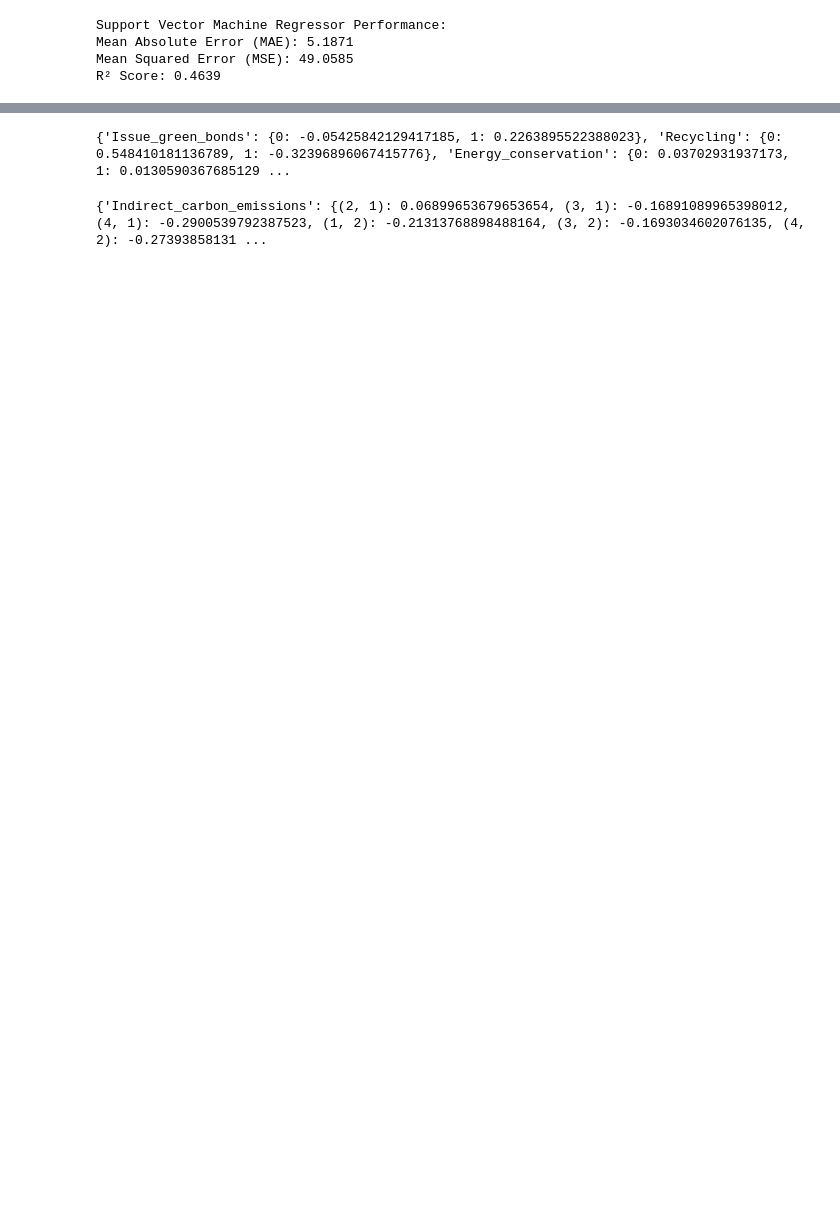
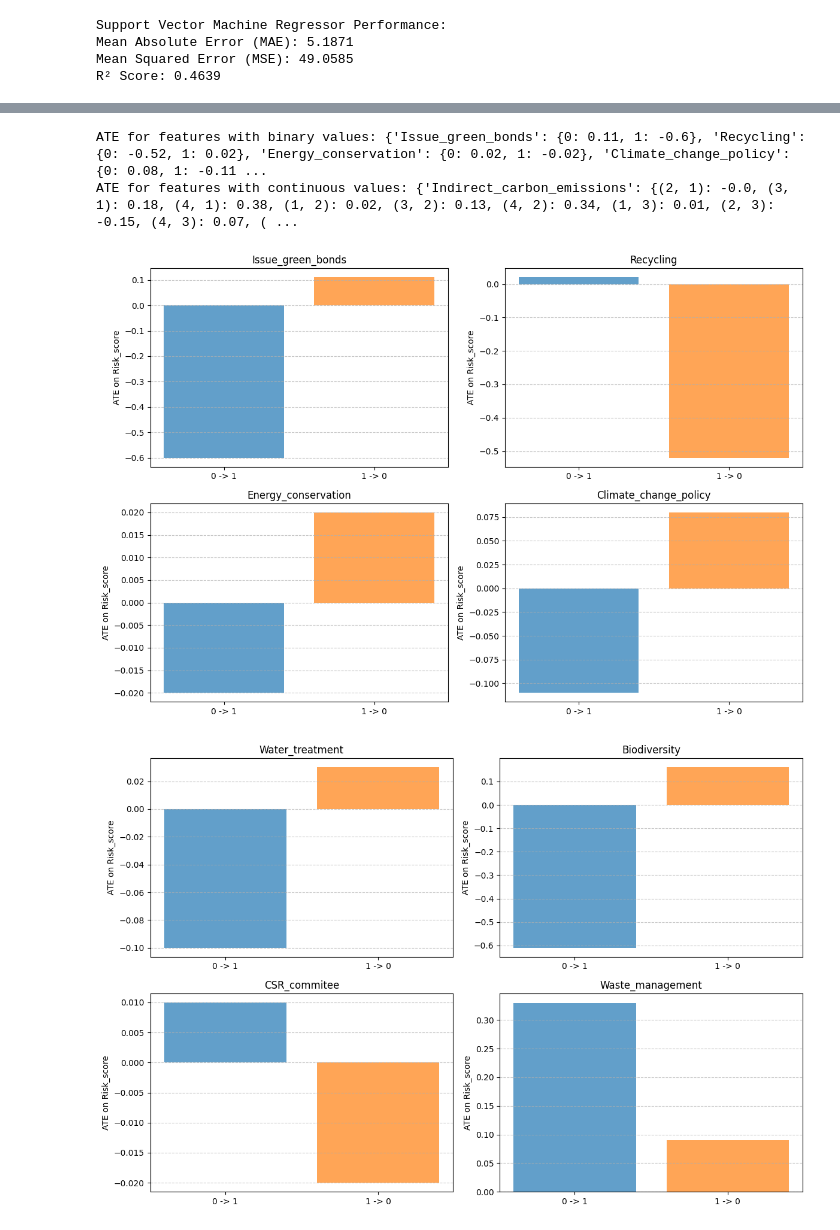
Before and after one commit to Showherda/FYP, a Jupyter notebook: script.ipynb, the cells around one changed output, grey strips where cells are left out. Drawn from its saved outputs; the diff is of its cells as text; code cells hidden in the pictures; blank space fills up the shorter version.

```diff
--- a/script.ipynb
+++ b/script.ipynb
@@ -581,10 +578,10 @@ plt.show()
 # %%
-# Train a new Random Forest model on the entire dataset
-rf_model = RandomForestRegressor(n_estimators=100, random_state=42)
-rf_model.fit(X, y)
+# Train a new XGBoost model on the entire dataset
+xgb_model_final = XGBRegressor(n_estimators=1000, learning_rate=0.01, max_depth=10, random_state=42)
+xgb_model_final.fit(X, y)
 
 # Write Random Forest model to file
 import joblib
 
-joblib.dump(rf_model, 'models/random_forest_model.pkl')
+joblib.dump(xgb_model_final, 'models/model.pkl')
 # %% [output]
@@ -654,11 +651,11 @@ def calculate_average_treatment_value_bin_feat(feature):
         duplicated_rows[feature] = val^1
 
         # Step 3: Run the new rows through the prediction model to get new results
-        original_predictions = y.loc[selected_rows.index]
-        edited_predictions = rf_model.predict(duplicated_rows)
+        original_values = y.loc[selected_rows.index]
+        edited_predictions = xgb_model_final.predict(duplicated_rows)
 
         # Step 4: Compare the means of the real and the edited values
-        average_treatment_value = np.mean(original_predictions - edited_predictions)
+        average_treatment_value = np.round(np.mean(edited_predictions - original_values), 2)
 
         ate_bin_feats[feature][val] = average_treatment_value
 
@@ -697,22 +694,44 @@ def calculate_average_treatment_value_cont_feat(feature):
                 if len(X_copy.loc[masks[j], feature]) == 0:
                     ate_cont_feats[feature][(j, i)] = None
                     continue
-                edited_predictions = rf_model.predict(X_copy[masks[j]])
-                original_predictions = y.loc[masks[j]]
-                ate_cont_feats[feature][(j+1, i+1)] = np.mean(original_predictions - edited_predictions)
+                edited_predictions = xgb_model_final.predict(X_copy[masks[j]])
+                original_values = y.loc[masks[j]]
+                ate_cont_feats[feature][(j+1, i+1)] = np.round(np.mean(edited_predictions - original_values), 2)
 
 cont_feats = ['Indirect_carbon_emissions', 'Direct_carbon_emissions', 'GHG_sales', 'CSR_board_size', 'ESG_funds', 'Total_carbon_emissions', 'Scope3_carbon_emissions']
 ate_cont_feats = {}
 
 for feature in cont_feats:
     ate_cont_feats[feature] = {}
-
     calculate_average_treatment_value_cont_feat(feature)
-# %%
-print(ate_bin_feats)
-# %% [output]
-{'Issue_green_bonds': {0: -0.05425842129417185, 1: 0.2263895522388023}, 'Recycling': {0: 0.548410181136789, 1: -0.32396896067415776}, 'Energy_conservation': {0: 0.03702931937173, 1: 0.0130590367685129 ...
-# %%
-print(ate_cont_feats)
-# %% [output]
-{'Indirect_carbon_emissions': {(2, 1): 0.06899653679653654, (3, 1): -0.16891089965398012, (4, 1): -0.2900539792387523, (1, 2): -0.21313768898488164, (3, 2): -0.1693034602076135, (4, 2): -0.27393858131 ...
+# %%
+print("ATE for features with binary values:", ate_bin_feats)
+print("ATE for features with continuous values:", ate_cont_feats)
+# %% [output]
+ATE for features with binary values: {'Issue_green_bonds': {0: 0.11, 1: -0.6}, 'Recycling': {0: -0.52, 1: 0.02}, 'Energy_conservation': {0: 0.02, 1: -0.02}, 'Climate_change_policy': {0: 0.08, 1: -0.11 ...
+ATE for features with continuous values: {'Indirect_carbon_emissions': {(2, 1): -0.0, (3, 1): 0.18, (4, 1): 0.38, (1, 2): 0.02, (3, 2): 0.13, (4, 2): 0.34, (1, 3): 0.01, (2, 3): -0.15, (4, 3): 0.07, ( ...
+# %%
+# Define how many binary features to display per figure
+features_per_group = 4
+binary_features = list(ate_bin_feats.keys())
+
+# Iterate through groups of binary features
+for i in range(0, len(binary_features), features_per_group):
+    plt.figure(figsize=(12, 8))
+    current_features = binary_features[i:i + features_per_group]
+
+    for idx, feature in enumerate(current_features, 1):
+        plt.subplot(2, 2, idx)  # Create a 2x2 grid of subplots
+        treated_ate = ate_bin_feats[feature][1]
+        control_ate = ate_bin_feats[feature][0]
+
+        plt.bar(['0 -> 1', '1 -> 0'], [treated_ate, control_ate], color=['#1f77b4', '#ff7f0e'], alpha=0.7)
+        plt.title(feature)
+        plt.ylabel('ATE on Risk_score')
+        plt.grid(axis='y', linestyle='--', alpha=0.7)
+
+    plt.tight_layout()
+    plt.show()
+# %% [output]
+[figure, added]
+[figure, added]
```
Also changed, not shown: parts of 14 cells of this notebook, 4 other files.
